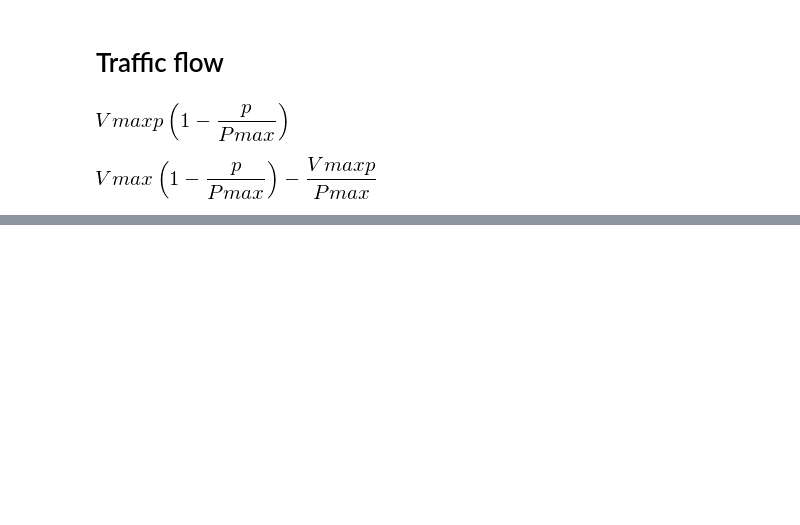
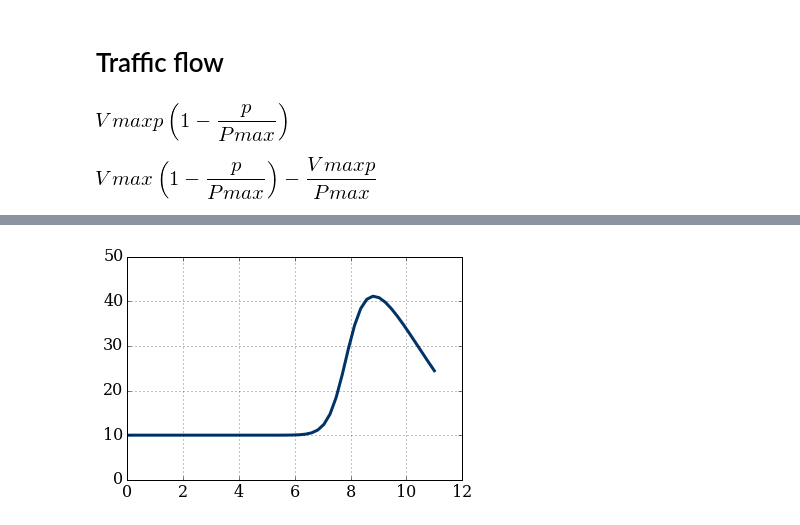
Before and after one commit to DavidZHANG9210/MAE6286, a Jupyter notebook: Homework Assignment Module 2.ipynb, the cells around one changed output, grey strips where cells are left out. Saved outputs shown, nothing was run; the diff lists cells and outputs as text; code cells hidden in the pictures; blank space fills up the shorter version.

```diff
--- a/Homework Assignment Module 2.ipynb
+++ b/Homework Assignment Module 2.ipynb
@@ -103,0 +156,17 @@ def F(p):
+# %%
+#set initial parameters
+Vmax = 80    #m/s
+L = 11   #m
+nx = 51
+dx = L/(nx-1)
+Pmax = 250  #cars/m
+
+dt = 0.001    #length of time step s
+t=0.1         #6min=0.1 hour
+nt = int(t/dt)    #set time range s
+x = numpy.linspace(0, L, nx)
+rho0 = numpy.ones(nx)*10
+rho0[10:20] = 50
+print(rho0)
+p = rho0
+print(p)
@@ -103,0 +182,11 @@ def F(p):
+# %%
+for n in range (1, nt):
+    pn=p.copy()
+    for i in range (1, nx):
+
+        p[i]=pn[i]+(2*pn[i]*Vmax/Pmax-Vmax)*(pn[i]-pn[i-1])*dt/dx
+pyplot.plot(x, p, color='#003366', lw=3)
+pyplot.ylim (0, 50)
+pyplot.grid()
+# %% [output]
+[figure, added]
```
Also changed, not shown: parts of 24 cells of this notebook.
